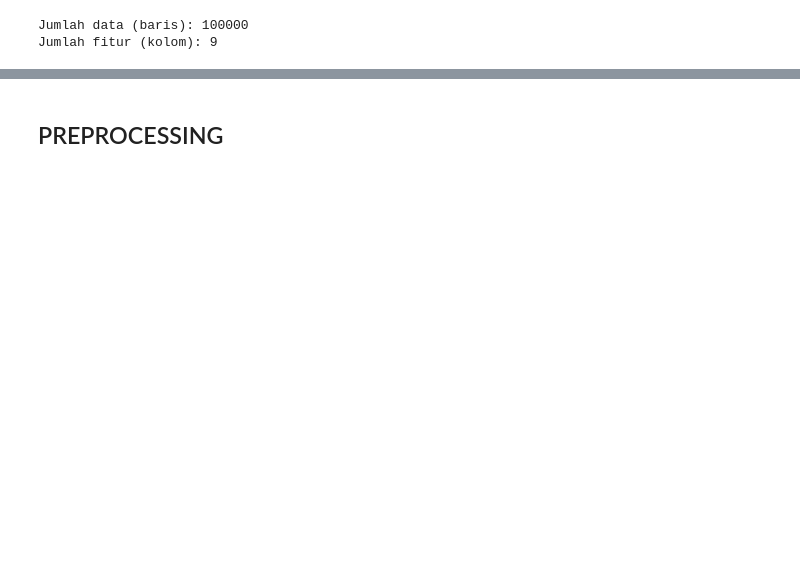
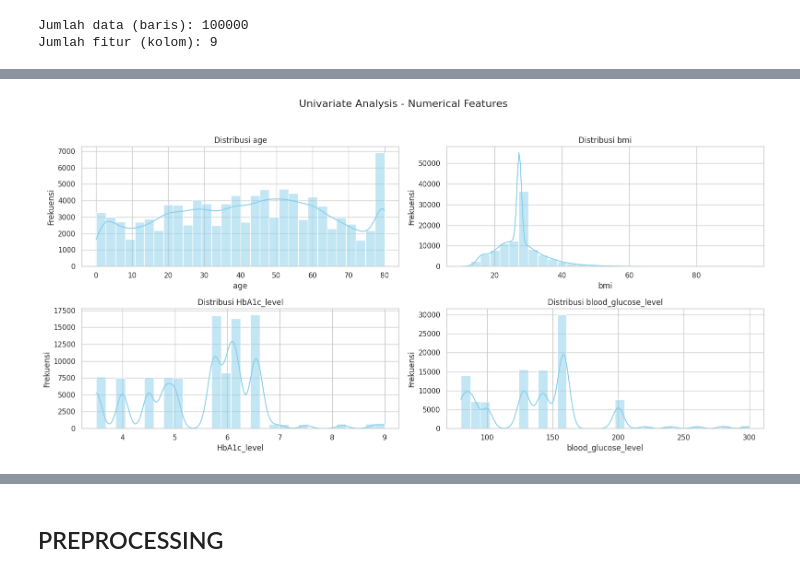
Before and after one commit to SweetAware/sweetaware-model, a Jupyter notebook: notebook.ipynb, the cells around one changed output, grey strips where cells are left out. Saved outputs shown, nothing was run; the diff lists cells and outputs as text; code cells hidden in the pictures; blank space fills up the shorter version.

```diff
--- a/notebook.ipynb
+++ b/notebook.ipynb
@@ -72,0 +165,18 @@ Jumlah fitur (kolom): 9
+# %%
+# Set gaya visual
+sns.set(style="whitegrid")
+plt.figure(figsize=(16, 8))
+
+# Buat subplot untuk masing-masing fitur numerik
+for i, col in enumerate(numerical_features):
+    plt.subplot(2, 2, i + 1)
+    sns.histplot(df[col], kde=True, bins=30, color='skyblue')
+    plt.title(f'Distribusi {col}')
+    plt.xlabel(col)
+    plt.ylabel('Frekuensi')
+
+plt.suptitle('Univariate Analysis - Numerical Features', fontsize=16)
+plt.tight_layout(rect=[0, 0, 1, 0.95])
+plt.show()
+# %% [output]
+[figure, added]
```
Also changed, not shown: parts of 26 cells of this notebook.
